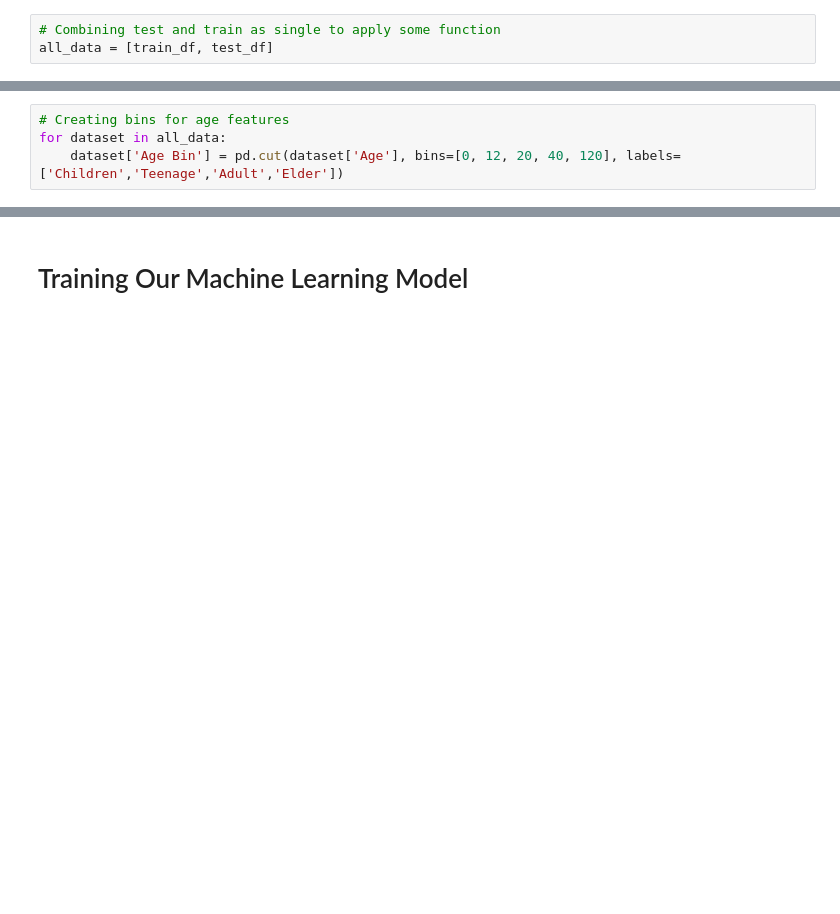
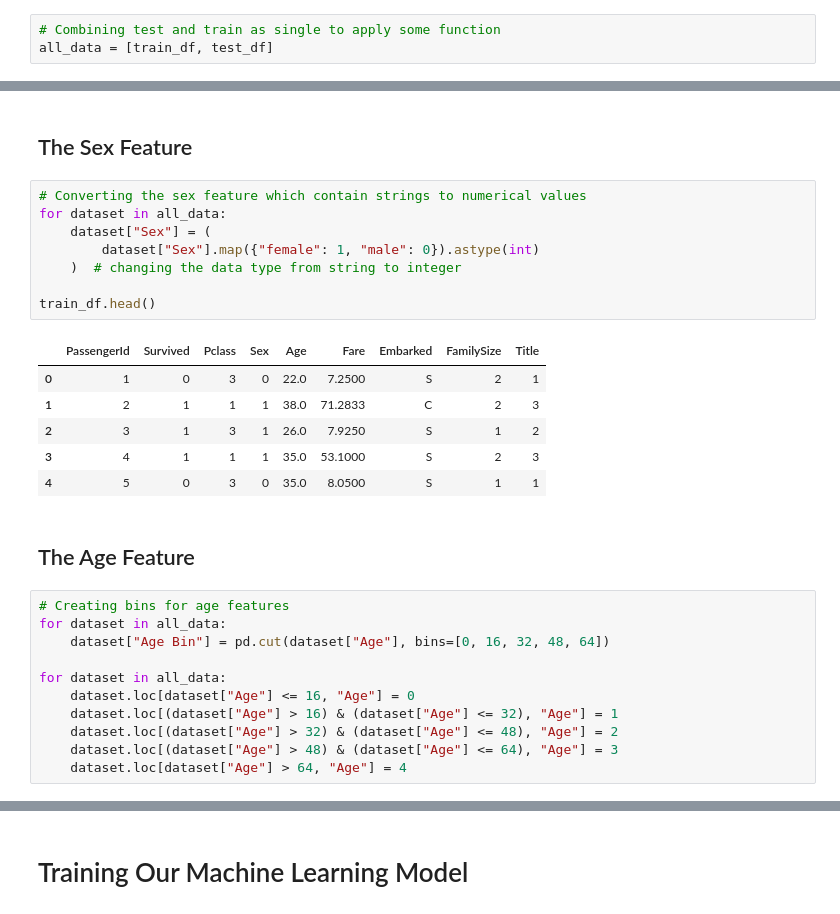
Before and after one commit to pheygiod/my_projects, a Jupyter notebook: to_complete/titanic.ipynb, the cells around one changed output, grey strips where cells are left out. Drawn from its saved outputs; the diff is of its cells as text; blank space fills up the shorter version.

```diff
--- a/to_complete/titanic.ipynb
+++ b/to_complete/titanic.ipynb
@@ -126,4 +200,30 @@ for dataset in all_data:
+# %% [markdown]
+## The Sex Feature
+# %%
+# Converting the sex feature which contain strings to numerical values
+for dataset in all_data:
+    dataset["Sex"] = (
+        dataset["Sex"].map({"female": 1, "male": 0}).astype(int)
+    )  # changing the data type from string to integer
+
+train_df.head()
+# %% [output]
+|  | PassengerId | Survived | Pclass | Sex | Age | Fare | Embarked | FamilySize | Title |
+| 0 | 1 | 0 | 3 | 0 | 22.0 | 7.2500 | S | 2 | 1 |
+| 1 | 2 | 1 | 1 | 1 | 38.0 | 71.2833 | C | 2 | 3 |
+| 2 | 3 | 1 | 3 | 1 | 26.0 | 7.9250 | S | 1 | 2 |
+| 3 | 4 | 1 | 1 | 1 | 35.0 | 53.1000 | S | 2 | 3 |
+| 4 | 5 | 0 | 3 | 0 | 35.0 | 8.0500 | S | 1 | 1 |
+# %% [markdown]
+## The Age Feature
 # %%
 # Creating bins for age features
 for dataset in all_data:
-    dataset['Age Bin'] = pd.cut(dataset['Age'], bins=[0, 12, 20, 40, 120], labels=['Children','Teenage','Adult','Elder'])
+    dataset["Age Bin"] = pd.cut(dataset["Age"], bins=[0, 16, 32, 48, 64])
+
+for dataset in all_data:
+    dataset.loc[dataset["Age"] <= 16, "Age"] = 0
+    dataset.loc[(dataset["Age"] > 16) & (dataset["Age"] <= 32), "Age"] = 1
+    dataset.loc[(dataset["Age"] > 32) & (dataset["Age"] <= 48), "Age"] = 2
+    dataset.loc[(dataset["Age"] > 48) & (dataset["Age"] <= 64), "Age"] = 3
+    dataset.loc[dataset["Age"] > 64, "Age"] = 4
```
Also changed, not shown: parts of 44 cells of this notebook.
